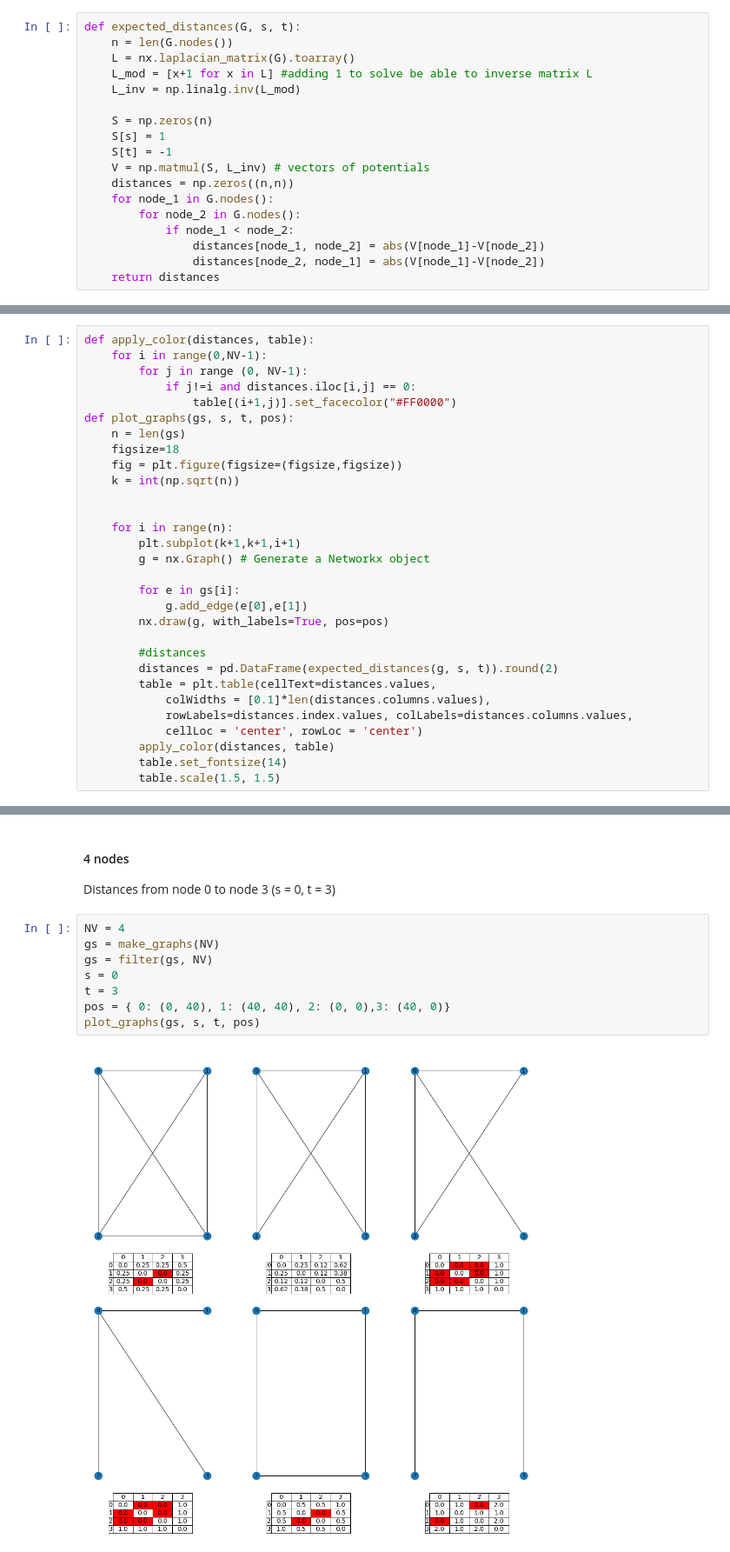
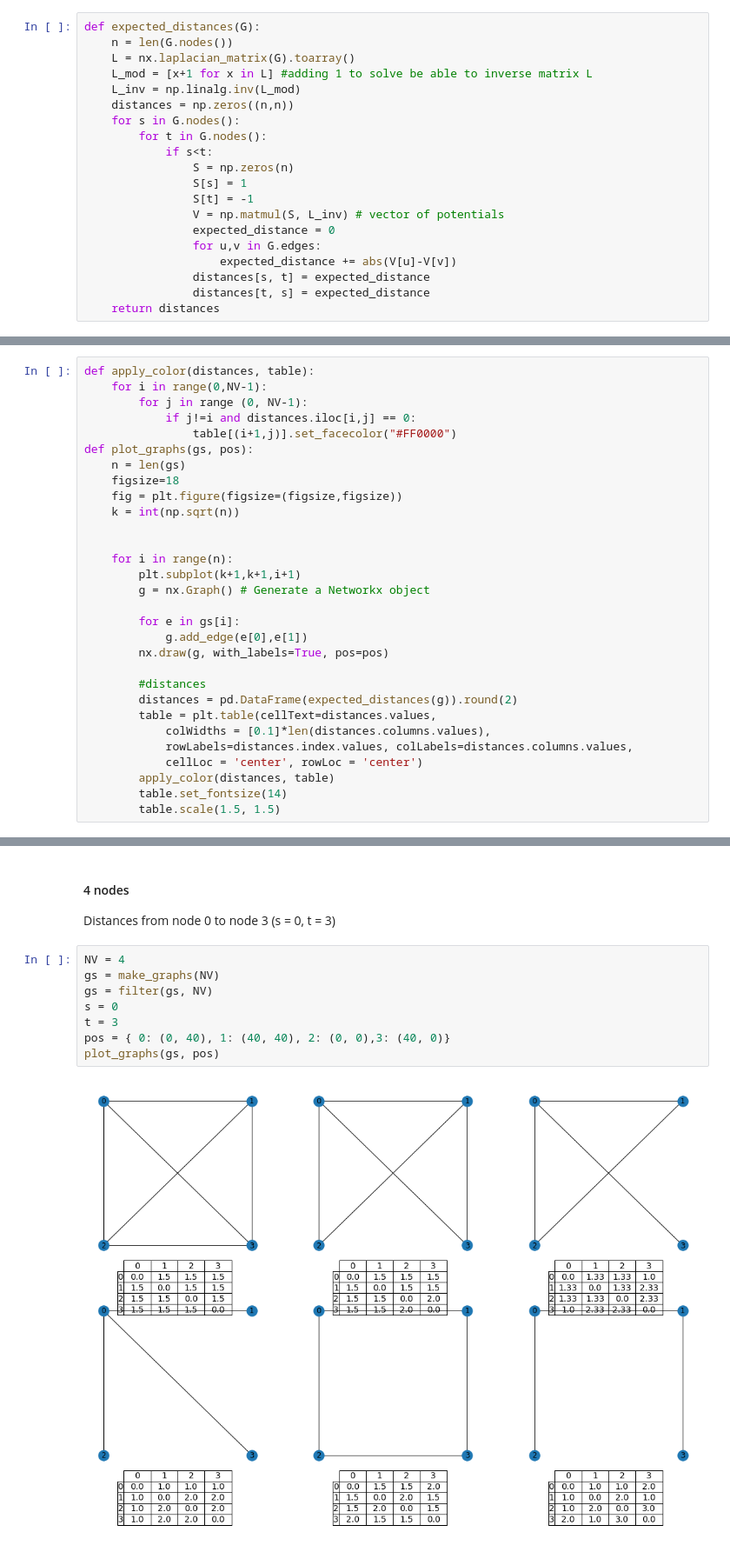
Before and after one commit to eterriault/expected_distance, a Jupyter notebook: exploration.ipynb, the cells around one changed output, grey strips where cells are left out. Shown at 87% size. Saved outputs shown, nothing was run; the diff lists cells and outputs as text.

Commit message:
fixed expected distance calculation:

```diff
--- a/exploration.ipynb
+++ b/exploration.ipynb
@@ -75,22 +75,24 @@ def filter(gs, target_nv):
 # %% [markdown]
 ### Function to calculate expected distances as described by Camby and al. (2018)
 # %%
-def expected_distances(G, s, t):
+def expected_distances(G):
     n = len(G.nodes())
     L = nx.laplacian_matrix(G).toarray()
     L_mod = [x+1 for x in L] #adding 1 to solve be able to inverse matrix L
     L_inv = np.linalg.inv(L_mod)
-
-    S = np.zeros(n)
-    S[s] = 1
-    S[t] = -1
-    V = np.matmul(S, L_inv) # vectors of potentials
     distances = np.zeros((n,n))
-    for node_1 in G.nodes():
-        for node_2 in G.nodes():
-            if node_1 < node_2:
-                distances[node_1, node_2] = abs(V[node_1]-V[node_2])
-                distances[node_2, node_1] = abs(V[node_1]-V[node_2])
+    for s in G.nodes():
+        for t in G.nodes():
+            if s<t:
+                S = np.zeros(n)
+                S[s] = 1
+                S[t] = -1
+                V = np.matmul(S, L_inv) # vector of potentials
+                expected_distance = 0
+                for u,v in G.edges:
+                    expected_distance += abs(V[u]-V[v])
+                distances[s, t] = expected_distance
+                distances[t, s] = expected_distance
     return distances
 # %% [markdown]
 ## Calculating distances for different graphs
@@ -100,7 +102,7 @@ def apply_color(distances, table):
         for j in range (0, NV-1):
             if j!=i and distances.iloc[i,j] == 0:
                 table[(i+1,j)].set_facecolor("#FF0000")
-def plot_graphs(gs, s, t, pos):
+def plot_graphs(gs, pos):
     n = len(gs)
     figsize=18
     fig = plt.figure(figsize=(figsize,figsize))
@@ -116,7 +118,7 @@ def plot_graphs(gs, s, t, pos):
         nx.draw(g, with_labels=True, pos=pos)
 
         #distances
-        distances = pd.DataFrame(expected_distances(g, s, t)).round(2)
+        distances = pd.DataFrame(expected_distances(g)).round(2)
         table = plt.table(cellText=distances.values,
             colWidths = [0.1]*len(distances.columns.values),
             rowLabels=distances.index.values, colLabels=distances.columns.values,
@@ -143,12 +145,12 @@ Distances from node 0 to node 3 (s = 0, t = 3)
 # %%
 NV = 4
 gs = make_graphs(NV)
 gs = filter(gs, NV)
 s = 0
 t = 3
 pos = { 0: (0, 40), 1: (40, 40), 2: (0, 0),3: (40, 0)}
-plot_graphs(gs, s, t, pos)
+plot_graphs(gs, pos)
 # %% [output]
-[figure, old version]
+[figure, new version]
 # %% [markdown]
 ### 5 nodes
```
Also changed, not shown: parts of 3 cells of this notebook.
